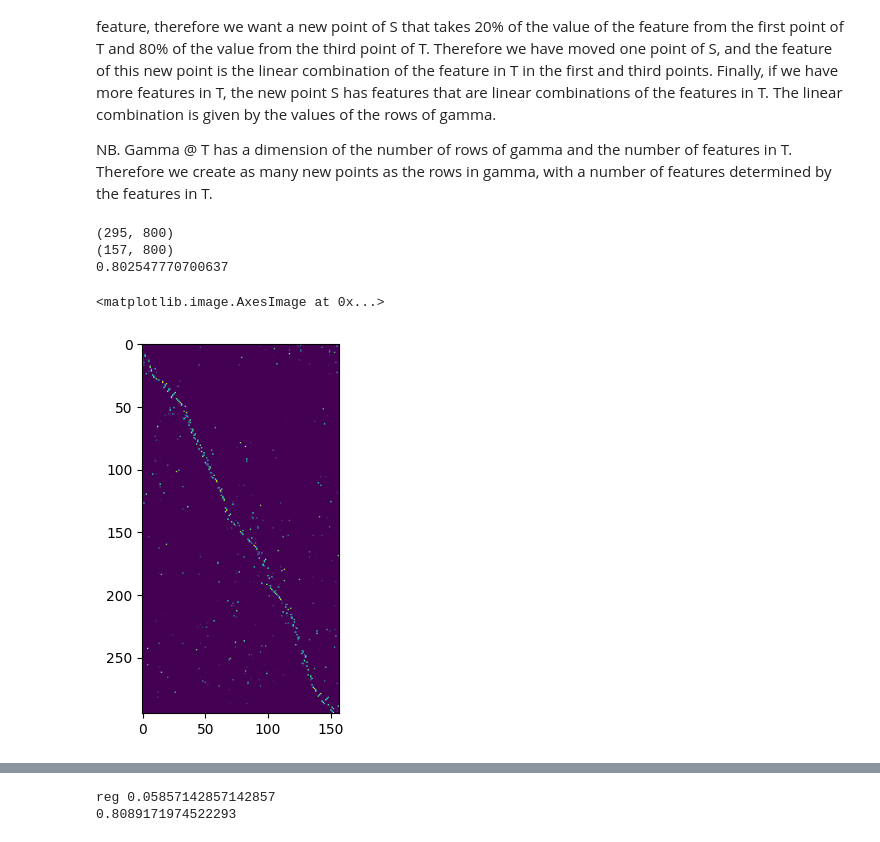
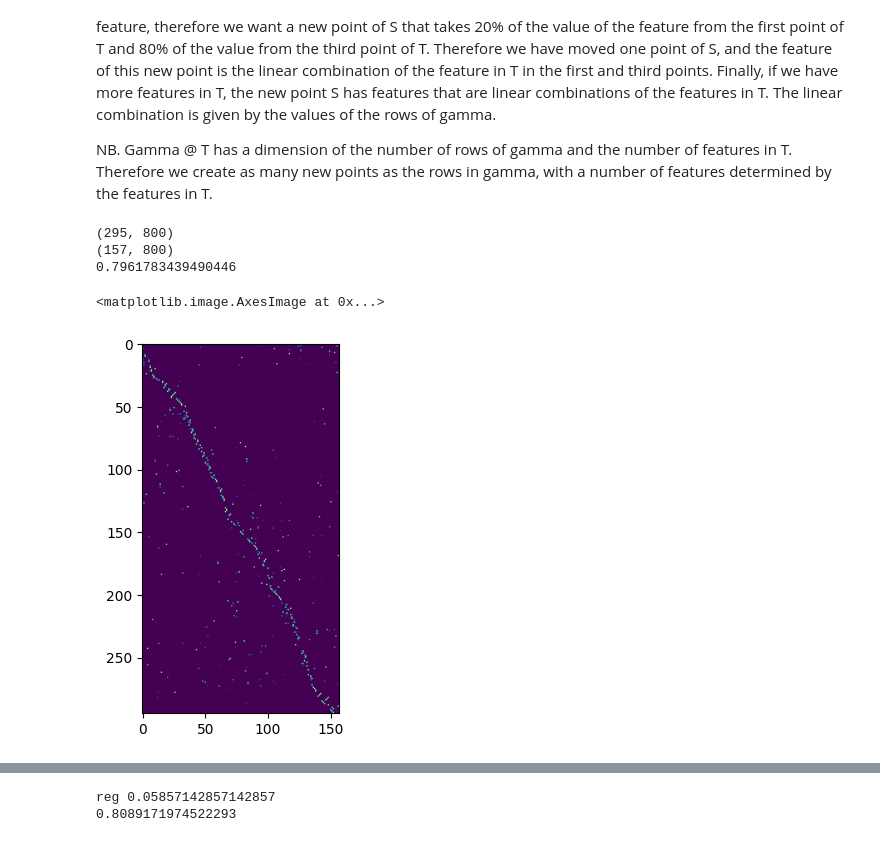
Before and after one commit to Dernalord/Project_OT, a Jupyter notebook: Project_OT.ipynb, the cells around one changed output, grey strips where cells are left out. Cells and saved outputs as stored; diff of their text form; code cells hidden in the pictures.

```diff
--- a/Project_OT.ipynb
+++ b/Project_OT.ipynb
@@ -373,7 +391,7 @@ score_in_target_w_to_a, score_in_baseline_w_to_a
 # %% [markdown]
 # Entropic regularized optimal transport
 # %%
-def knn_ot(S,S_y,T, T_y, reg):
+def knn_ot(S,S_y,T, T_y, reg,numberIter):
         #Normalization
     scaler = StandardScaler()
     S=scaler.fit_transform(S)
@@ -383,7 +401,7 @@ def knn_ot(S,S_y,T, T_y, reg):
     b = np.repeat(1/T.shape[0], T.shape[0])
     M = cdist(S,T)
     M /= np.max(M)
-    coupling = ot.sinkhorn(a,b,M, reg)
+    coupling = ot.sinkhorn(a,b,M, reg,numItermax=numberIter)
     Sa = coupling@T
     print(Sa.shape)
     print(T.shape)
@@ -487,12 +505,12 @@ Finally, if we have more features in T, the new point S has features that are li
 
 NB. Gamma @ T has a dimension of the number of rows of gamma and the number of features in T. Therefore we create as many new points as the rows in gamma, with a number of features determined by the features in T.
 # %%
-coupling, pred, accu_in_target = knn_ot(X_w_surf,Y_w_surf,X_d_surf,Y_d_surf, reg=0.00171)
+coupling, pred, accu_in_target = knn_ot(X_w_surf,Y_w_surf,X_d_surf,Y_d_surf, reg=0.0011,numberIter=2000)
 print(accu_in_target)
 plt.imshow(coupling)
 # %% [output]
 (295, 800)
 (157, 800)
-0.802547770700637
+0.7961783439490446
 <matplotlib.image.AxesImage at 0x...>
-[figure, old version]
+[figure, new version]
```
Also changed, not shown: parts of 12 cells of this notebook, 4 other files.
